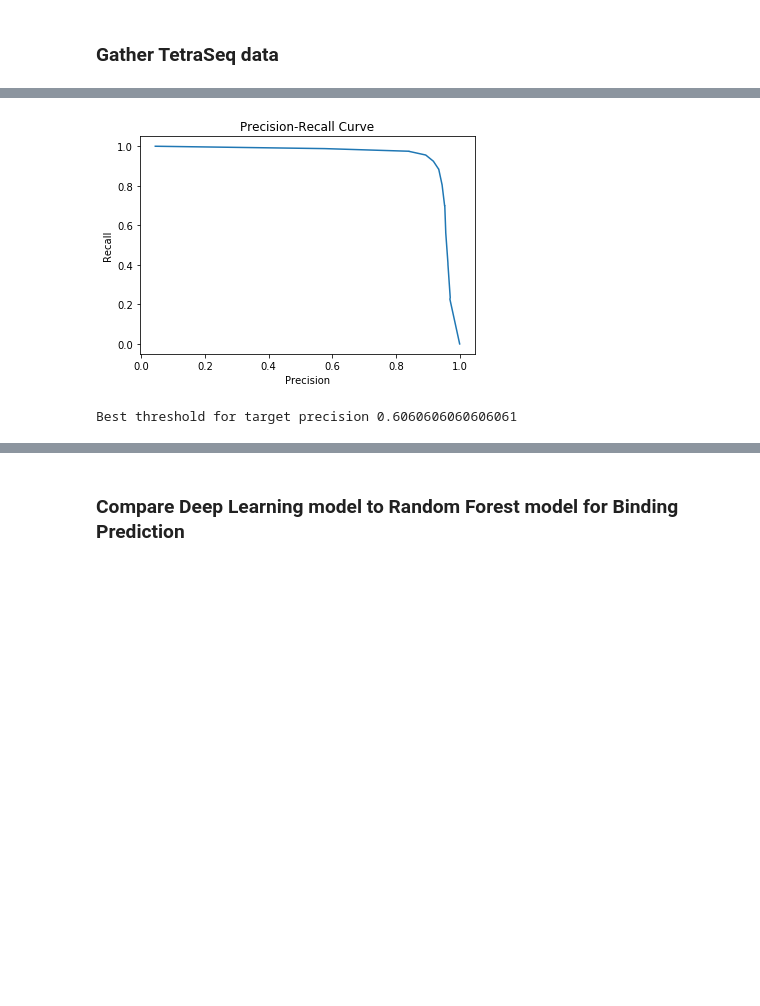
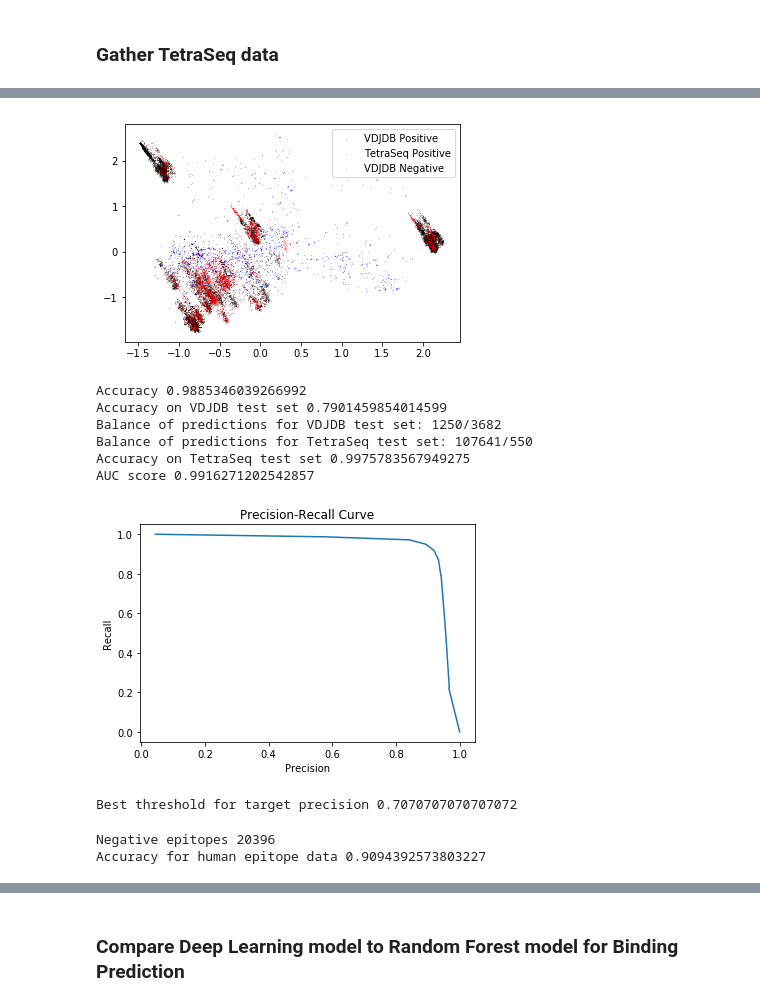
Before and after one commit to alexanderwhatley/TCR-Pathogen-Identification, a Jupyter notebook: benchmark_methods.ipynb, the cells around one changed output, grey strips where cells are left out. Cells and saved outputs as stored; diff of their text form; code cells hidden in the pictures; blank space fills up the shorter version.

```diff
--- a/benchmark_methods.ipynb
+++ b/benchmark_methods.ipynb
@@ -426,3 +461,18 @@ Processing experiment Experiment 6
+# %%
+from sklearn.decomposition import PCA
+pca = PCA(n_components=2)
+vdjdb_pos_ind, vdjdb_neg_ind = np.where(vdjdb_train_labels == 1)[0], np.where(vdjdb_train_labels == 0)[0]
+tetraseq_pos_ind, tetraseq_neg_ind = np.where(tetraseq_train_labels == 1)[0], np.where(tetraseq_train_labels == 0)[0]
+vdjdb_pca = pca.fit_transform(vdjdb_train_data)
+tetraseq_pca = pca.fit_transform(tetraseq_train_data)
+plt.scatter(vdjdb_pca[:, 0][vdjdb_pos_ind], vdjdb_pca[:, 1][vdjdb_pos_ind], label='VDJDB Positive', s=0.01, c='black')
+plt.scatter(tetraseq_pca[:, 0][tetraseq_pos_ind], tetraseq_pca[:, 1][tetraseq_pos_ind], label='TetraSeq Positive', s=0.01, c='blue')
+plt.scatter(vdjdb_pca[:, 0][vdjdb_neg_ind], vdjdb_pca[:, 1][vdjdb_neg_ind], label='VDJDB Negative', s=0.01, c='red')
+#plt.scatter(tetraseq_pca[:, 0][tetraseq_neg_ind], tetraseq_pca[:, 1][tetraseq_neg_ind], label='TetraSeq Negative', s=0.01, c='green')
+plt.legend()
+plt.show()
+# %% [output]
+[figure, added]
 # %%
 # train random forest model on VDJDB/TetraSeq data
 clf_combined = RandomForestClassifier()
@@ -432,7 +482,62 @@ combined_test = np.concatenate((vdjdb_test_data, tetraseq_test_data))
 combined_test_labels = np.concatenate((vdjdb_test_labels, tetraseq_test_labels))
 clf_combined.fit(combined_train, combined_train_labels)
 preds_combined_rf = clf_combined.predict_proba(combined_test)[:, 1]
+print('Accuracy', accuracy_score(combined_test_labels, clf_combined.predict(combined_test)))
+print('Accuracy on VDJDB test set', accuracy_score(vdjdb_test_labels, clf_combined.predict(vdjdb_test_data)))
+vdjdb_preds = clf_combined.predict(vdjdb_test_data)
+tetraseq_preds = clf_combined.predict(tetraseq_test_data)
+print('Balance of predictions for VDJDB test set: {}/{}'.format(sum(vdjdb_preds == 0), sum(vdjdb_preds == 1)))
+print('Balance of predictions for TetraSeq test set: {}/{}'.format(sum(tetraseq_preds == 0), sum(tetraseq_preds == 1)))
+print('Accuracy on TetraSeq test set', accuracy_score(tetraseq_test_labels, clf_combined.predict(tetraseq_test_data)))
+print('AUC score', roc_auc_score(combined_test_labels, preds_combined_rf))
 evaluate_precision_recall(preds_combined_rf, combined_test_labels)
 # %% [output]
+Accuracy 0.9885346039266992
+Accuracy on VDJDB test set 0.7901459854014599
+Balance of predictions for VDJDB test set: 1250/3682
+Balance of predictions for TetraSeq test set: 107641/550
+Accuracy on TetraSeq test set 0.9975783567949275
+AUC score 0.9916271202542857
 [figure]
-Best threshold for target precision 0.6060606060606061
+Best threshold for target precision 0.7070707070707072
+# %%
+# read in human genome proteins, and generate negative epitope data from that (assume one epitope per protein, and that they are conserved)
+from Bio import SeqIO
+
+def is_epitope_valid(epitope):
+  if 'U' not in epitope:
+    return True
+  return False
+
+lengths_total = []
+for length in [8, 9, 10, 11]:
+  lengths_total.append(vdjdb_data[vdjdb_data['Epitope'].str.len() == length].shape[0])
+lengths_total = np.array(lengths_total)
+lengths_prob = lengths_total / np.sum(lengths_total)
+
+negative_epitopes = []
+for seq_record in SeqIO.parse("uniprot-filtered-reviewed-human.fasta", "fasta"):
+  if len(seq_record.seq) < 11:
+    continue
+  protein_seq = str(seq_record.seq)
+  epitope_length = np.random.choice([8, 9, 10, 11], p=lengths_prob)
+  epitope_start_ind = np.random.randint(len(protein_seq) - epitope_length)
+  epitope = protein_seq[epitope_start_ind:(epitope_start_ind + epitope_length)]
+  if is_epitope_valid(epitope):
+    negative_epitopes.append(epitope)
+
+print('Negative epitopes', len(negative_epitopes))
+negative_cdr3 = vdjdb_data['CDR3'].values[:len(negative_epitopes)].copy()
+if len(negative_cdr3) < len(negative_epitopes):
+  negative_epitopes = negative_epitopes[:len(negative_cdr3)]
+negative_epitopes_encoded = encoder.encode_onehot(negative_epitopes, max_peptide_length=11)
+negative_epitopes_encoded = negative_epitopes_encoded.reshape((len(negative_epitopes_encoded), -1))
+negative_cdr3_encoded = encoder.encode_onehot(negative_cdr3, max_peptide_length=20)
+negative_cdr3_encoded = negative_cdr3_encoded.reshape((len(negative_cdr3_encoded), -1))
+combined_negative_peptides = np.concatenate((negative_cdr3_encoded, negative_epitopes_encoded), axis=1)
+
+preds = clf_combined.predict(combined_negative_peptides)
+print('Accuracy for human epitope data', accuracy_score(np.zeros(len(combined_negative_peptides)), preds))
+# %% [output]
+Negative epitopes 20396
+Accuracy for human epitope data 0.9094392573803227
```
Also changed, not shown: parts of 22 cells of this notebook.
